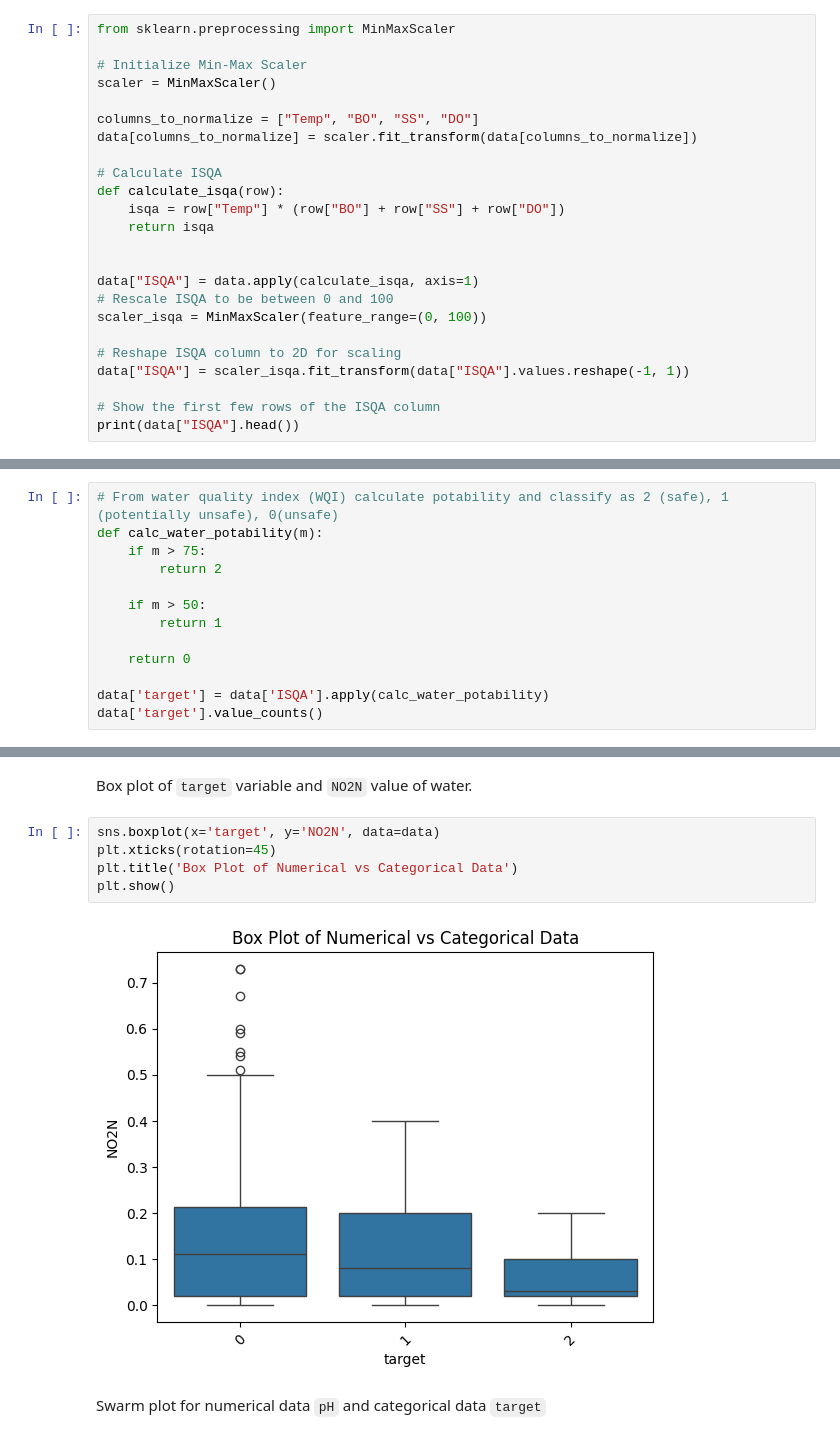
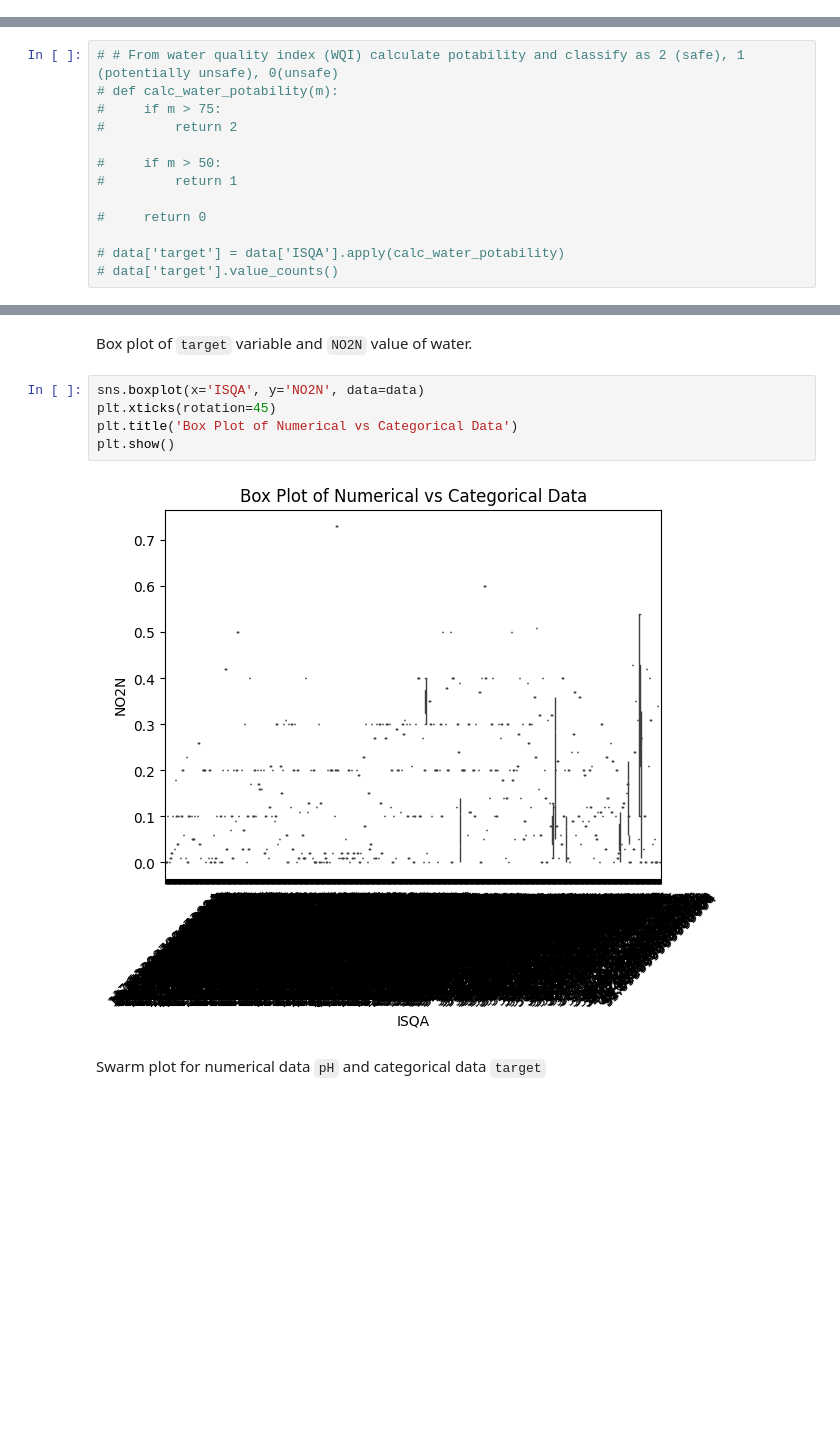
Before and after one commit to puskr99/ml-project-water-potability, a Jupyter notebook: code/water.ipynb, the cells around one changed output, grey strips where cells are left out. Cells and saved outputs as stored; diff of their text form; blank space fills up the shorter version.

```diff
--- a/code/water.ipynb
+++ b/code/water.ipynb
@@ -232,27 +242,3 @@ where,
     - IBOD = Biological Oxygen Demand Index
     - ITSS = Total Suspended Solids Index
     - IDO = Dissolved Oxygen Index
-# %%
-from sklearn.preprocessing import MinMaxScaler
-
-# Initialize Min-Max Scaler
-scaler = MinMaxScaler()
-
-columns_to_normalize = ["Temp", "BO", "SS", "DO"]
-data[columns_to_normalize] = scaler.fit_transform(data[columns_to_normalize])
-
-# Calculate ISQA
-def calculate_isqa(row):
-    isqa = row["Temp"] * (row["BO"] + row["SS"] + row["DO"])
-    return isqa
-
-
-data["ISQA"] = data.apply(calculate_isqa, axis=1)
-# Rescale ISQA to be between 0 and 100
-scaler_isqa = MinMaxScaler(feature_range=(0, 100))
-
-# Reshape ISQA column to 2D for scaling
-data["ISQA"] = scaler_isqa.fit_transform(data["ISQA"].values.reshape(-1, 1))
-
-# Show the first few rows of the ISQA column
-print(data["ISQA"].head())
@@ -278,13 +374,13 @@ Name: ISQA, dtype: float64
 # %%
-# From water quality index (WQI) calculate potability and classify as 2 (safe), 1 (potentially unsafe), 0(unsafe)
-def calc_water_potability(m):
-    if m > 75:
-        return 2
+# # From water quality index (WQI) calculate potability and classify as 2 (safe), 1 (potentially unsafe), 0(unsafe)
+# def calc_water_potability(m):
+#     if m > 75:
+#         return 2
 
-    if m > 50:
-        return 1
+#     if m > 50:
+#         return 1
 
-    return 0
+#     return 0
 
-data['target'] = data['ISQA'].apply(calc_water_potability)
-data['target'].value_counts()
+# data['target'] = data['ISQA'].apply(calc_water_potability)
+# data['target'].value_counts()
@@ -297,12 +387,12 @@ Name: count, dtype: int64
 # %% [markdown]
 Box plot of `target` variable and `NO2N` value of water.
 # %%
-sns.boxplot(x='target', y='NO2N', data=data)
+sns.boxplot(x='ISQA', y='NO2N', data=data)
 plt.xticks(rotation=45)
 plt.title('Box Plot of Numerical vs Categorical Data')
 plt.show()
 # %% [output]
-[figure, old version]
+[figure, new version]
 # %% [markdown]
 Swarm plot for numerical data `pH` and categorical data `target`
 # %%
```
Also changed, not shown: parts of 37 cells of this notebook, 1 other file.
